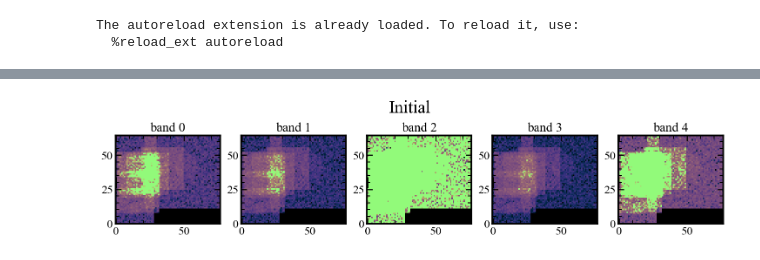
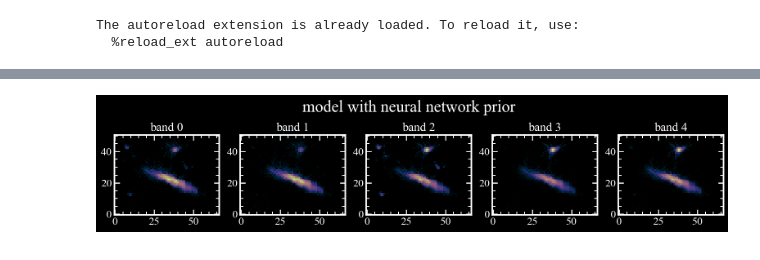
Before and after one commit to pmelchior/scarlet2, a Jupyter notebook: run_test.ipynb, the cells around one changed output, grey strips where cells are left out. Cells and saved outputs as stored; diff of their text form; code cells hidden in the pictures.

```diff
--- a/run_test.ipynb
+++ b/run_test.ipynb
@@ -236,17 +236,20 @@ from astropy.visualization.stretch import SinhStretch, LinearStretch
 from astropy.visualization import ImageNormalize
 stretch = LinearStretch(slope=0.5, intercept=0.5) + SinhStretch() + \
     LinearStretch(slope=1, intercept=-1)
-norm = ImageNormalize(stretch=stretch, vmin=0, vmax=2.)
-
-# create some plots to see how the sources look
-sources = scene()
-
-fig, axes = plt.subplots(1, sources.shape[0], figsize=(15,6),dpi=120)
-for i, ax in enumerate(axes):
-    ax.imshow(sources_init[i], cmap = cmr.lilac, norm=norm)
-    ax.set_title(f"band {i}", fontsize = 18)
-    ax.invert_yaxis()
-plt.suptitle('Initial', fontsize=24,y=0.75)
-plt.show()
+norm = ImageNormalize(stretch=stretch, vmin=0, vmax=1.7)
+int_method='none'
+cmap = cmr.lilac
-# %% [output]
-[figure, removed]
+# %%
+# create some plots to see how the sources look
+sources = scene()
+fig, axes = plt.subplots(1, sources.shape[0], figsize=(16,6),dpi=120)
+for i, ax in enumerate(axes):
+    y = sources[i]
+    ax.imshow(y, cmap = cmap, vmin = 0, interpolation=int_method)
+    ax.set_title(f"band {i}", fontsize = 18)
+    ax.invert_yaxis()
+plt.suptitle('model with neural network prior', fontsize=24,y=0.75)
+#plt.suptitle('model no prior', fontsize=24,y=0.72)
+plt.show()
+# %% [output]
+[figure, added]
```
Also changed, not shown: parts of 12 cells of this notebook, 2 other files.
